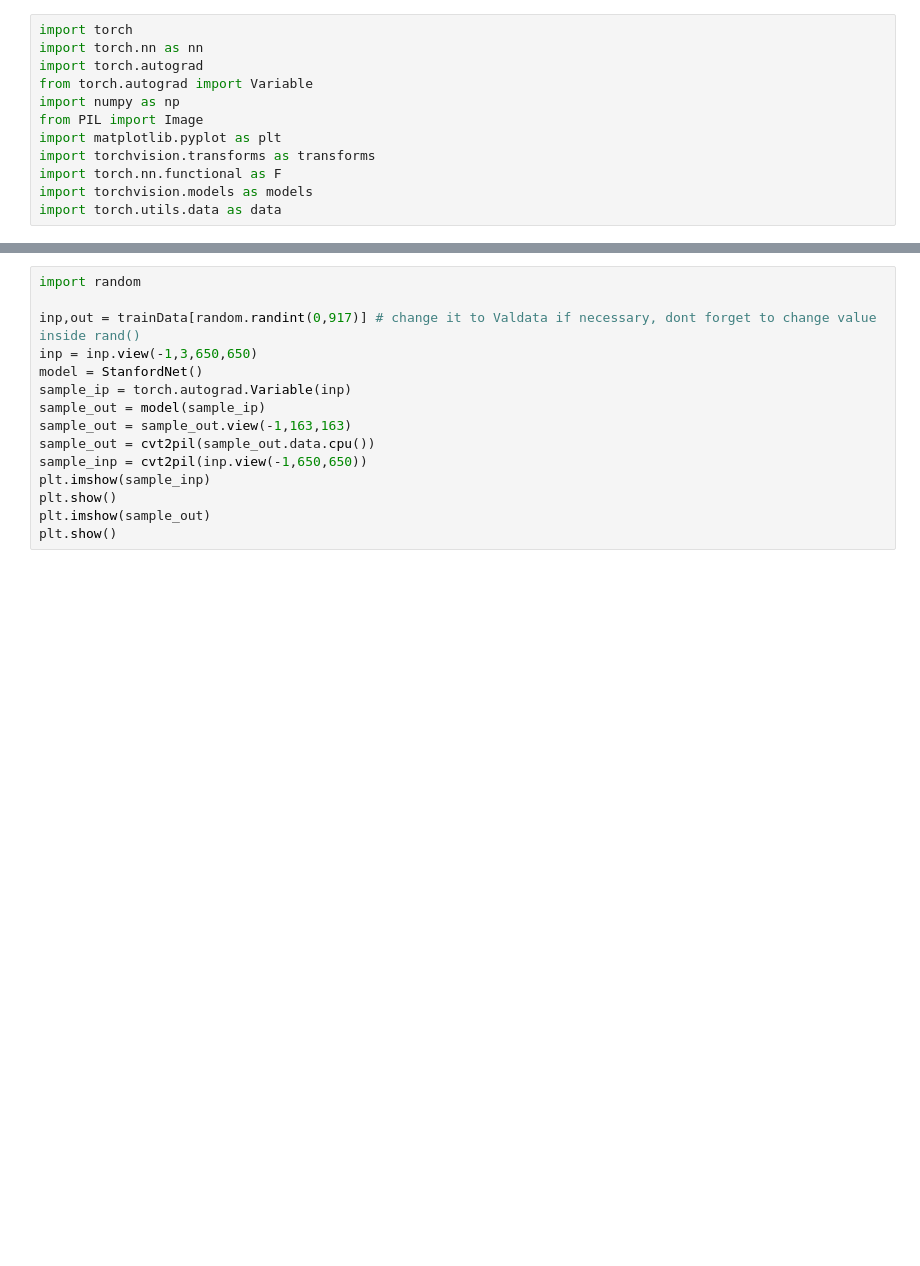
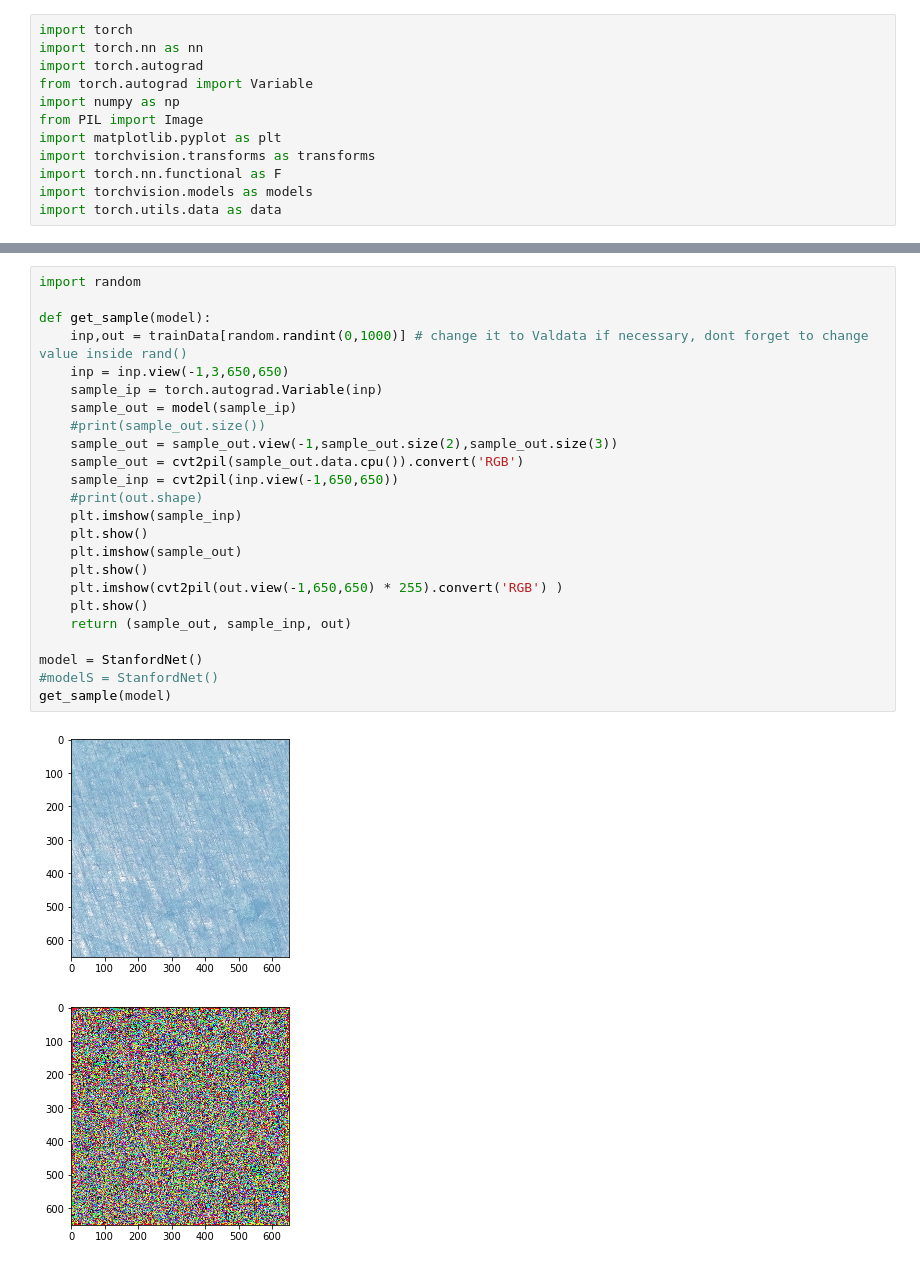
Before and after one commit to Shrirag/spacenet-detection, a Jupyter notebook: stanfordmodel.ipynb, the cells around one changed output, grey strips where cells are left out. Saved outputs shown, nothing was run; the diff lists cells and outputs as text; blank space fills up the shorter version.

Commit message:
modifications to stanford model and original model loss

```diff
--- a/stanfordmodel.ipynb
+++ b/stanfordmodel.ipynb
@@ -192,16 +147,27 @@ class TestModel(nn.Module):
 # %%
 import random
 
-inp,out = trainData[random.randint(0,917)] # change it to Valdata if necessary, dont forget to change value inside rand()
-inp = inp.view(-1,3,650,650)
+def get_sample(model):
+    inp,out = trainData[random.randint(0,1000)] # change it to Valdata if necessary, dont forget to change value inside rand()
+    inp = inp.view(-1,3,650,650)
+    sample_ip = torch.autograd.Variable(inp)
+    sample_out = model(sample_ip)
+    #print(sample_out.size())
+    sample_out = sample_out.view(-1,sample_out.size(2),sample_out.size(3))
+    sample_out = cvt2pil(sample_out.data.cpu()).convert('RGB')
+    sample_inp = cvt2pil(inp.view(-1,650,650))
+    #print(out.shape)
+    plt.imshow(sample_inp)
+    plt.show()
+    plt.imshow(sample_out)
+    plt.show()
+    plt.imshow(cvt2pil(out.view(-1,650,650) * 255).convert('RGB') )
+    plt.show()
+    return (sample_out, sample_inp, out)
+
 model = StanfordNet()
-sample_ip = torch.autograd.Variable(inp)
-sample_out = model(sample_ip)
-sample_out = sample_out.view(-1,163,163)
-sample_out = cvt2pil(sample_out.data.cpu())
-sample_inp = cvt2pil(inp.view(-1,650,650))
-plt.imshow(sample_inp)
-plt.show()
-plt.imshow(sample_out)
-plt.show()
+#modelS = StanfordNet()
+get_sample(model)
 # %% [output]
+[figure, added]
+[figure, added]
```
Also changed, not shown: parts of 15 cells of this notebook.
